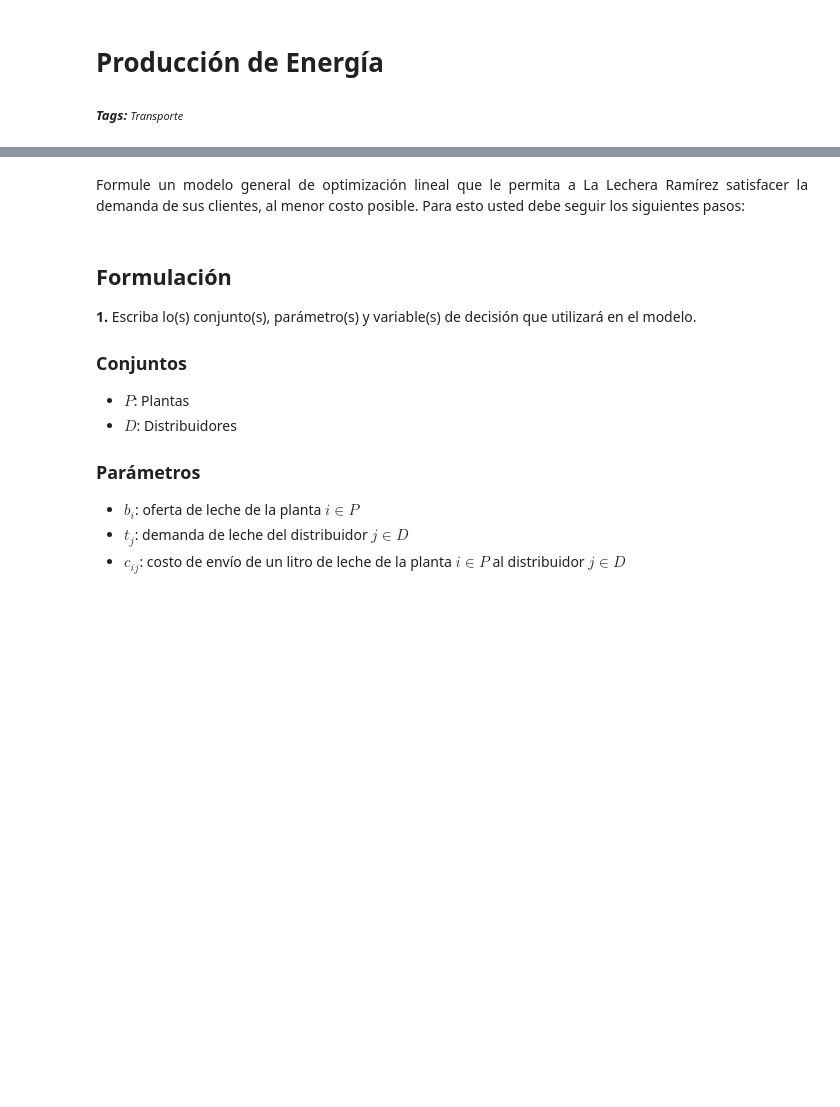
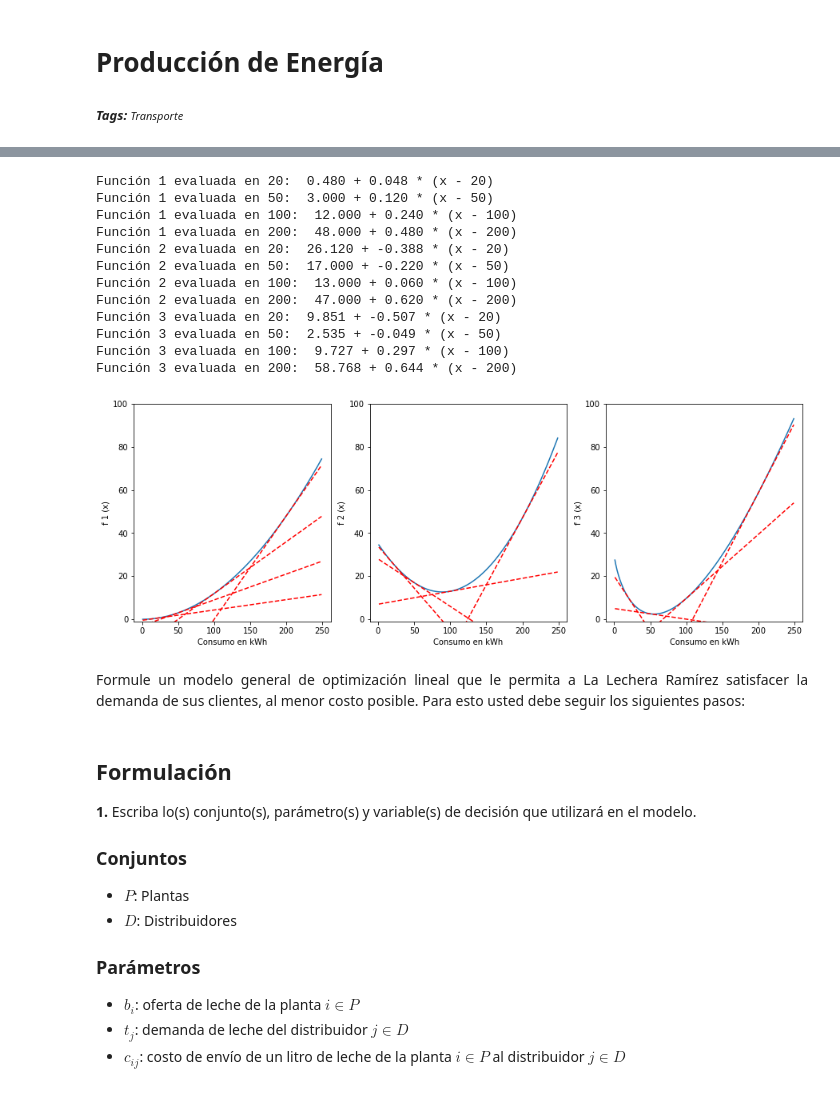
Before and after one commit to copa-uniandes/optimizacion, a Jupyter notebook: optimizacion/Soluciones/CryptOR.ipynb, the cells around one changed output, grey strips where cells are left out. Cells and saved outputs as stored; diff of their text form; code cells hidden in the pictures; blank space fills up the shorter version.

```diff
--- a/optimizacion/Soluciones/CryptOR.ipynb
+++ b/optimizacion/Soluciones/CryptOR.ipynb
@@ -70,3 +83,58 @@ Function en 200:  58.768 + 0.644 * (x - 200)
+# %%
+import matplotlib.pyplot as plt
+import numpy as np
+
+def f1(x, orden=0):
+    if orden == 0:
+        # Función de costo de la generadora carbón
+        return 0.0012 * (x ** 2)
+    else:
+        # Derivada evaluada en x
+        return 0.0012 * 2 * x
+
+def f2(x, orden=0):
+    if orden == 0:
+        # Función de costo de la generadora solar
+        return 0.0028 * x ** 2 - 0.5*x + 35
+    else:
+        # Derivada evaluada en x
+        return 2 * 0.0028 * x - 0.5
+def f3(x, orden=0):
+    if orden == 0:
+        # Función de costo de la generadora eólica
+        return 0.5 * x*np.log(x/150) + 30
+    else:
+        # Derivada evaluada en x
+        return 0.5 * np.log(x/150) + 0.5
+
+# Funciones de costo
+f = [f1,f2,f3]
+# Puntos de evaluacion de la función
+kwh = np.arange(1,250)
+
+fig, axs = plt.subplots(1,3, sharey=False, sharex=True, figsize=(15,5))
+for i, ax in enumerate(axs):
+    axs[i].plot(kwh, f[i](kwh), )
+    for x_0 in [20, 50, 100, 200]:
+        axs[i].plot(kwh, f[i](x_0) +  f[i](x_0,1) * (kwh - x_0), linestyle='dashed', color='red')
+        print(f'Función {i+1} evaluada en {x_0}:  {f[i](x_0):.3f} + {f[i](x_0, 1):.3f} * (x - {x_0})')
+    ax.set_xlabel("Consumo en kWh")
+    ax.set_ylabel(f"f {i+1} (x)")
+    ax.set_ylim([-1,100])
+# %% [output]
+Función 1 evaluada en 20:  0.480 + 0.048 * (x - 20)
+Función 1 evaluada en 50:  3.000 + 0.120 * (x - 50)
+Función 1 evaluada en 100:  12.000 + 0.240 * (x - 100)
+Función 1 evaluada en 200:  48.000 + 0.480 * (x - 200)
+Función 2 evaluada en 20:  26.120 + -0.388 * (x - 20)
+Función 2 evaluada en 50:  17.000 + -0.220 * (x - 50)
+Función 2 evaluada en 100:  13.000 + 0.060 * (x - 100)
+Función 2 evaluada en 200:  47.000 + 0.620 * (x - 200)
+Función 3 evaluada en 20:  9.851 + -0.507 * (x - 20)
+Función 3 evaluada en 50:  2.535 + -0.049 * (x - 50)
+Función 3 evaluada en 100:  9.727 + 0.297 * (x - 100)
+Función 3 evaluada en 200:  58.768 + 0.644 * (x - 200)
+[figure, added]
 # %% [markdown]
 <div style="text-align:justify">
 Formule un modelo general de optimización lineal que le permita a La Lechera Ramírez satisfacer la demanda de sus clientes, al menor costo posible. Para esto usted debe seguir los siguientes pasos:
```
Also changed, not shown: parts of 9 cells of this notebook.
